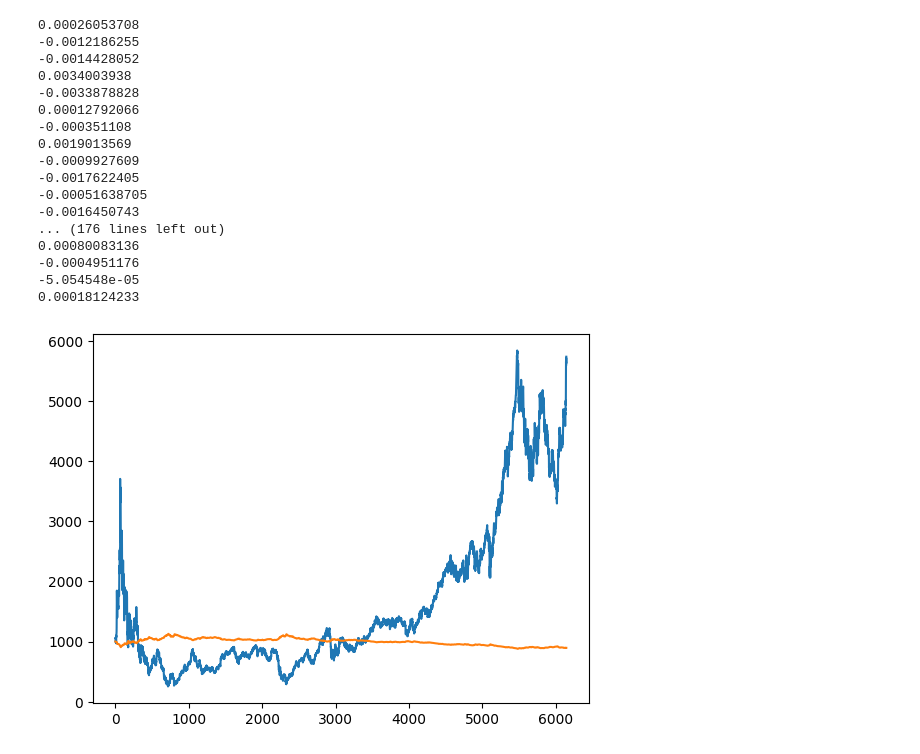
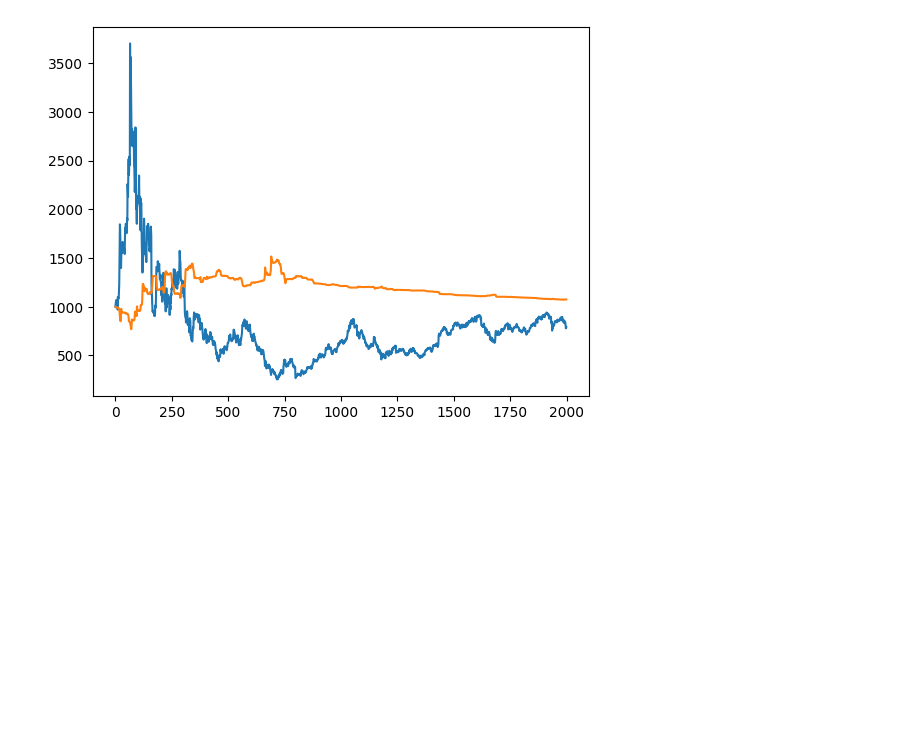
Before and after one commit to Nacnano/stock-machine-learning-project, a Jupyter notebook: LSTM2.ipynb, the cells around one changed output. Drawn from its saved outputs; the diff is of its cells as text; code cells hidden in the pictures; blank space fills up the shorter version.

Commit message:
train LSTM2

```diff
--- a/LSTM2.ipynb
+++ b/LSTM2.ipynb
@@ -60,22 +60,38 @@ test_dataset.Preprocess()
 test_loader = DataLoader(test_dataset,batch_size=configs["batch_size"],shuffle=True)
 # %%
 torch.set_default_dtype(torch.float32)
+
+class LSTMBlock(nn.Module) :
+    def __init__(self, input_size, output_size) :
+        super().__init__()
+        self.LSTM = nn.LSTM(input_size,output_size,1,batch_first=True,bias=False)
+        self.Dropout = nn.Dropout(p=0.2)
+        self.LayerNorm = nn.LayerNorm(output_size)
+
+    def forward(self, input) :
+        h1,_ = self.LSTM(input)
+        h2 = self.Dropout(h1)
+        output = self.LayerNorm(h2)
+        return output
+
 class StockLSTM(nn.Module) :
     def __init__(self) :
         super().__init__()
         self.hidden_size = 512
         self.batch_size = configs["batch_size"]
-        self.layer1 = nn.LSTM(1,self.hidden_size,4,batch_first=True,bias=False)
-        self.layer3 = nn.Dropout(p=0.2)
-        self.layer2 = nn.LayerNorm(self.hidden_size)
-        self.layer4 = nn.Linear(self.hidden_size,1,bias=False)
+        self.layer1 = LSTMBlock(1,self.hidden_size)
+        self.layer2 = LSTMBlock(self.hidden_size,self.hidden_size)
+        #self.layer3 = LSTMBlock(self.hidden_size,self.hidden_size)
+        #self.layer4 = LSTMBlock(self.hidden_size,self.hidden_size)
+        self.layer5 = nn.Linear(self.hidden_size,1,bias=False)
 
     def forward(self, input) :
         input = torch.multiply(input,25)
-        h1,_ = self.layer1(input)
-        h2 = self.layer2(h1[:,-1,:])
-        h3 = self.layer3(h2)
-        output = self.layer4(h3)
+        h1 = self.layer1(input)
+        h2 = self.layer2(h1)
+        #h3 = self.layer3(h2)
+        #h4 = self.layer4(h3)
+        output = self.layer5(h2[:,-1,:])
         output = torch.multiply(output,0.04)
         return output
 # %%
@@ -249,7 +285,7 @@ train_losses_file.close()
 val_losses_file.close()
 # %%
 best_model = StockLSTM()
-# best_model.load_state_dict(torch.load(configs["model_folder"] + "LSTM.pth.tar")['model'])
+best_model.load_state_dict(torch.load(configs["model_folder"] + "LSTM.pth.tar")['model'])
 
 best_model.to(device)
 best_model.eval()
@@ -291,54 +334,36 @@ real = [1000]
 predict = [1000]
 price = 1000
 
 feed_queue = list(range(plot_dataset.__len__()))
 rd.shuffle(feed_queue)
 predict_output = []
 real_output = []
 with torch.no_grad() :
     for i in tqdm(range(0,plot_dataset.__len__(),configs["batch_size"])) :
         close_price_input = []
         close_price_target = []
         for j in range(configs["batch_size"]) :
             input,target = plot_dataset.__getitem__(i + j)
             close_price_input.append(input[None,4,:,None])
             close_price_target.append(target[4].numpy())
         close_price_input = torch.cat(close_price_input).to(device)
 
         output = best_model(close_price_input)
         output = output.to(torch.device("cpu")).numpy()
-        print(output[0][0])
 
         for j in range(configs["batch_size"]) :
             real_output.append(math.exp(close_price_target[j][0]))
             predict_output.append(math.exp(output[j][0]))
 
 for i in range(len(predict_output)) :
     predict.append(predict[-1] * predict_output[i])
     real.append(real[-1] * real_output[i])
 
-plt.plot(real)
-plt.plot(predict)
+plt.plot(real[0:2000])
+plt.plot(predict[0:2000])
 plt.show()
 # %% [output]
-0.00026053708
--0.0012186255
--0.0014428052
-0.0034003938
--0.0033878828
-0.00012792066
--0.000351108
-0.0019013569
--0.0009927609
--0.0017622405
--0.00051638705
--0.0016450743
-... (176 lines left out)
-0.00080083136
--0.0004951176
--5.054548e-05
-0.00018124233
-[figure, old version]
+[figure, new version]
 # %%
 log_real_output = list(map(math.log,real_output))
 log_predict_output = list(map(math.log,predict_output))
```
Also changed, not shown: parts of 8 cells of this notebook.
